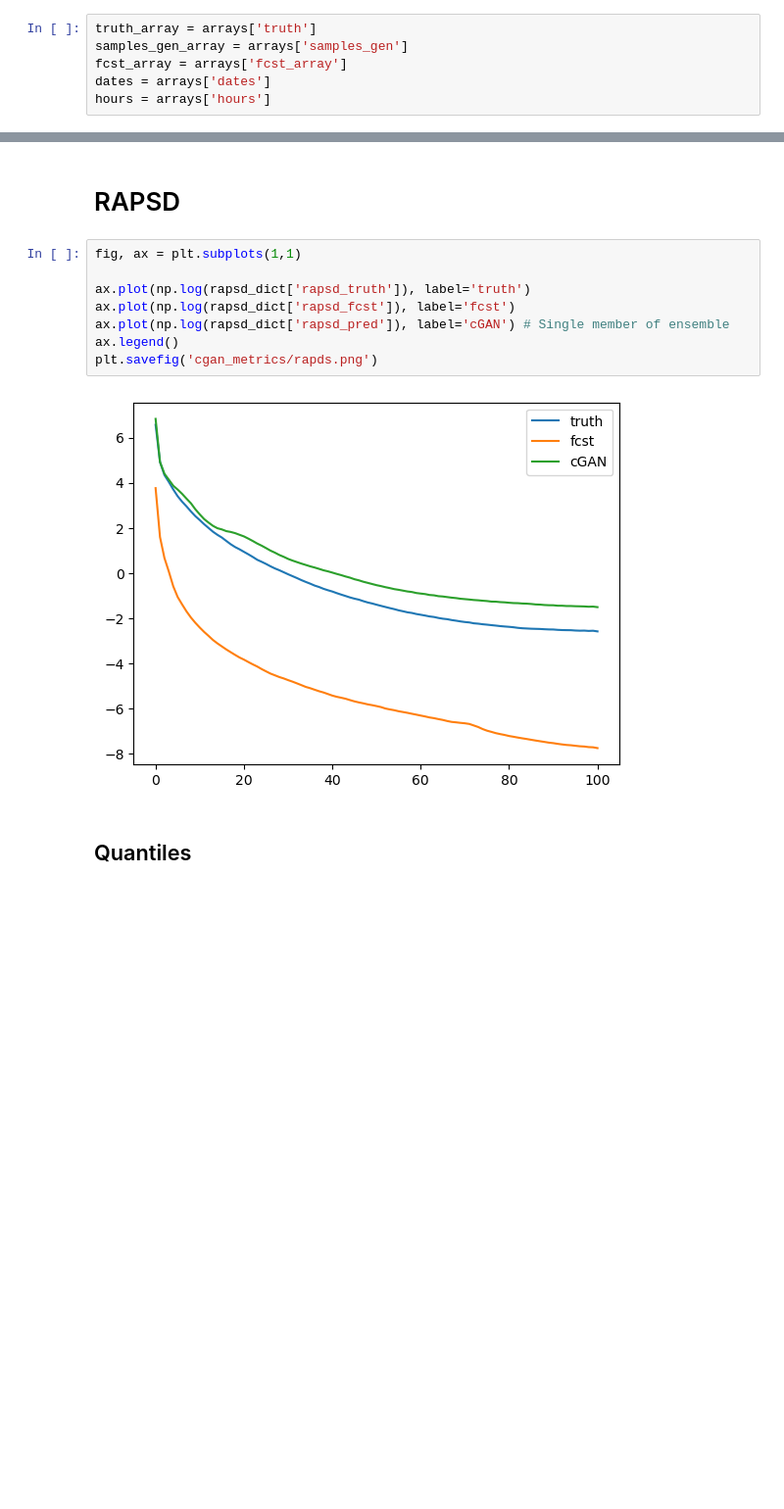
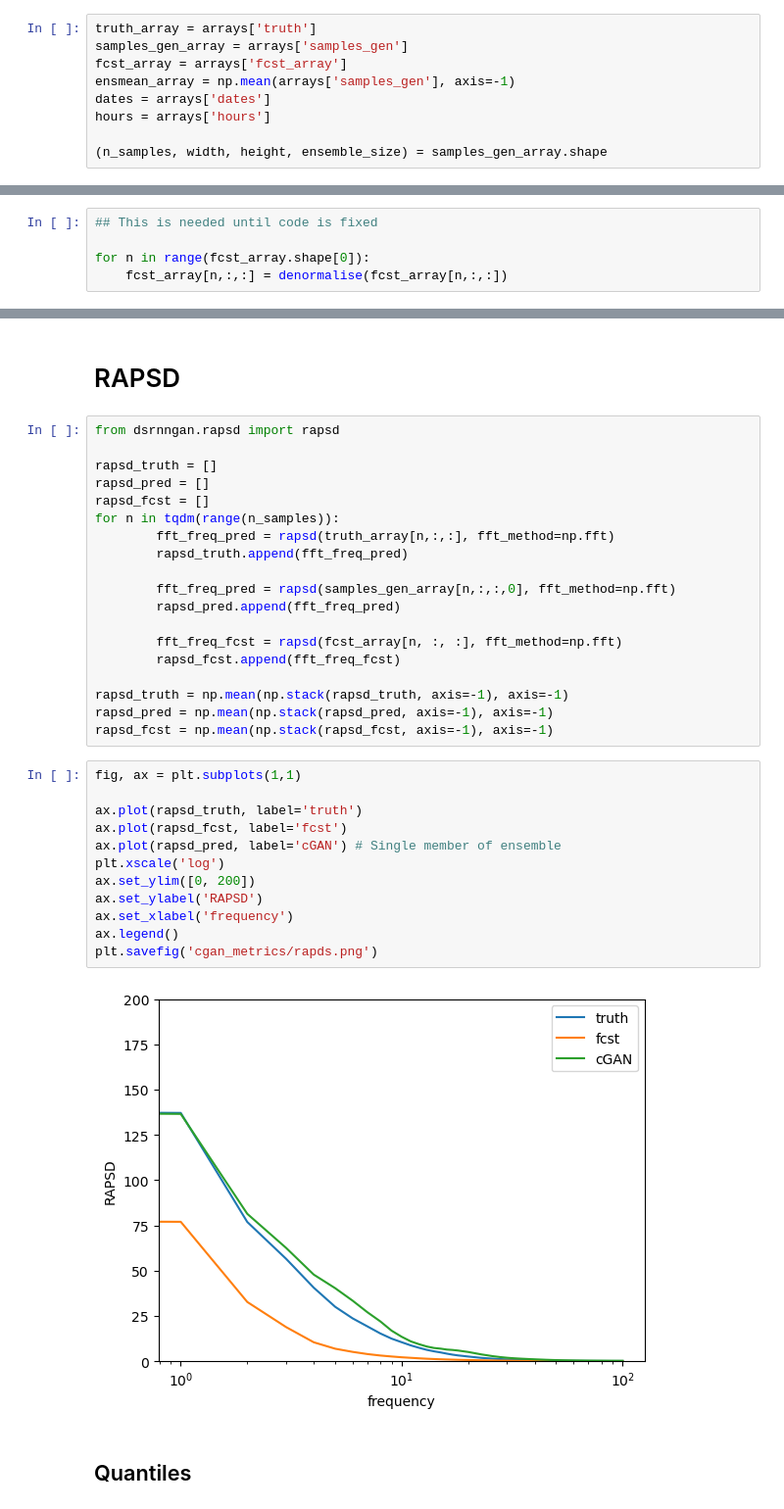
Before and after one commit to mlangguth89/downscaling-cgan, a Jupyter notebook: notebooks/plot_cgan_metrics.ipynb, the cells around one changed output, grey strips where cells are left out. Shown at 98% size. Drawn from its saved outputs; the diff is of its cells as text; blank space fills up the shorter version.

```diff
--- a/notebooks/plot_cgan_metrics.ipynb
+++ b/notebooks/plot_cgan_metrics.ipynb
@@ -38,5 +54,8 @@ with open(os.path.join(log_folder, 'arrays-160000.pkl'), 'rb') as ifh:
 truth_array = arrays['truth']
 samples_gen_array = arrays['samples_gen']
 fcst_array = arrays['fcst_array']
+ensmean_array = np.mean(arrays['samples_gen'], axis=-1)
 dates = arrays['dates']
 hours = arrays['hours']
+
+(n_samples, width, height, ensemble_size) = samples_gen_array.shape
@@ -63 +62,6 @@ dates[0]
+# %%
+## This is needed until code is fixed
+
+for n in range(fcst_array.shape[0]):
+    fcst_array[n,:,:] = denormalise(fcst_array[n,:,:])
 # %%
@@ -178,16 +158,39 @@ plt.savefig('cgan_metrics/rank_hist.png')
 [figure]
 # %% [markdown]
 # RAPSD
+# %%
+from dsrnngan.rapsd import rapsd
+
+rapsd_truth = []
+rapsd_pred = []
+rapsd_fcst = []
+for n in tqdm(range(n_samples)):
+        fft_freq_pred = rapsd(truth_array[n,:,:], fft_method=np.fft)
+        rapsd_truth.append(fft_freq_pred)
+
+        fft_freq_pred = rapsd(samples_gen_array[n,:,:,0], fft_method=np.fft)
+        rapsd_pred.append(fft_freq_pred)
+
+        fft_freq_fcst = rapsd(fcst_array[n, :, :], fft_method=np.fft)
+        rapsd_fcst.append(fft_freq_fcst)
+
+rapsd_truth = np.mean(np.stack(rapsd_truth, axis=-1), axis=-1)
+rapsd_pred = np.mean(np.stack(rapsd_pred, axis=-1), axis=-1)
+rapsd_fcst = np.mean(np.stack(rapsd_fcst, axis=-1), axis=-1)
 # %%
 fig, ax = plt.subplots(1,1)
 
-ax.plot(np.log(rapsd_dict['rapsd_truth']), label='truth')
-ax.plot(np.log(rapsd_dict['rapsd_fcst']), label='fcst')
-ax.plot(np.log(rapsd_dict['rapsd_pred']), label='cGAN') # Single member of ensemble
+ax.plot(rapsd_truth, label='truth')
+ax.plot(rapsd_fcst, label='fcst')
+ax.plot(rapsd_pred, label='cGAN') # Single member of ensemble
+plt.xscale('log')
+ax.set_ylim([0, 200])
+ax.set_ylabel('RAPSD')
+ax.set_xlabel('frequency')
 ax.legend()
 plt.savefig('cgan_metrics/rapds.png')
 # %% [output]
-[figure, old version]
+[figure, new version]
 # %% [markdown]
 ## Quantiles
 # %%
```
Also changed, not shown: parts of 10 cells of this notebook, 4 other files.
